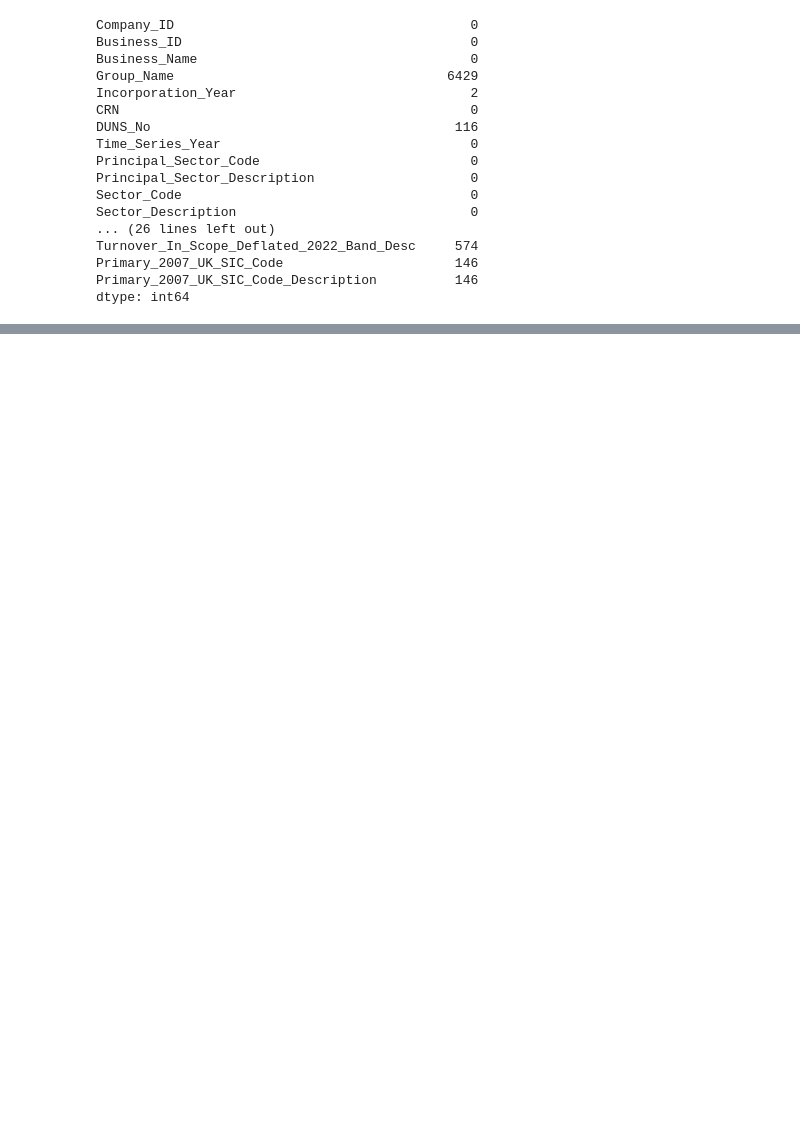
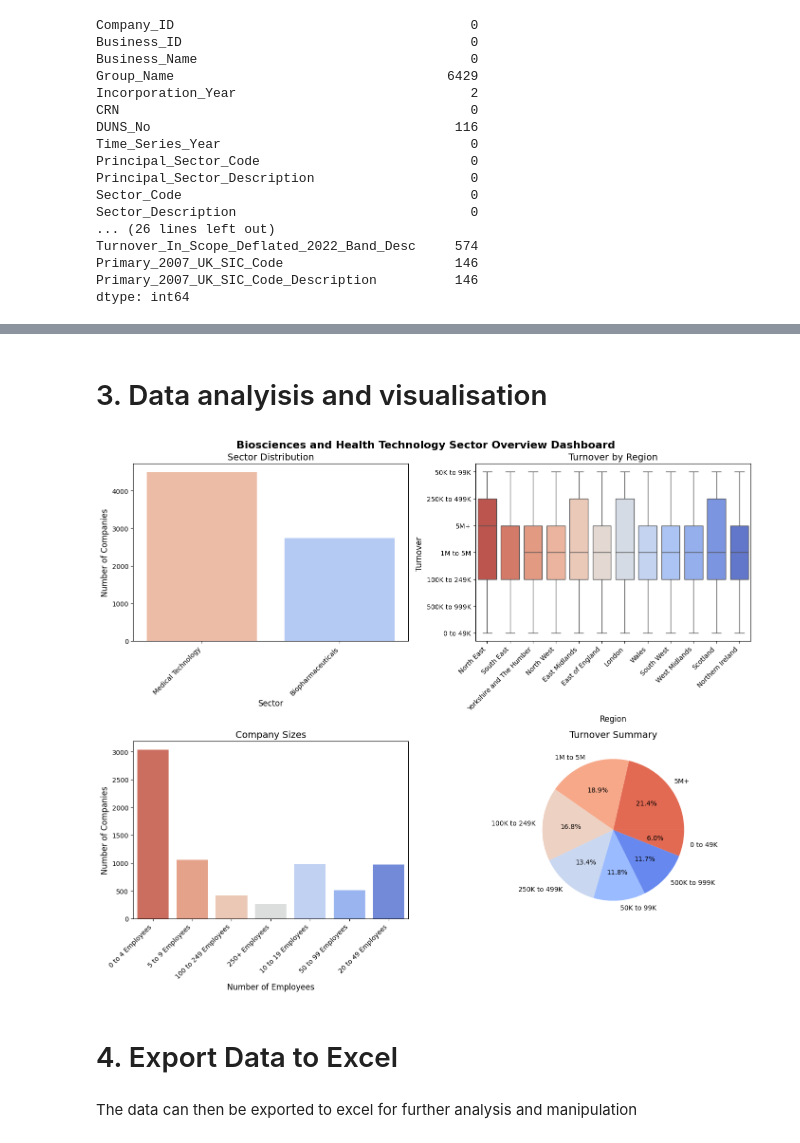
Before and after one commit to haneenkheir/Life_science_industry_analysis-, a Jupyter notebook: Biosci_sector_dashboard.ipynb, the cells around one changed output, grey strips where cells are left out. Saved outputs shown, nothing was run; the diff lists cells and outputs as text; code cells hidden in the pictures; blank space fills up the shorter version.

```diff
--- a/Biosci_sector_dashboard.ipynb
+++ b/Biosci_sector_dashboard.ipynb
@@ -86,0 +68,20 @@ dtype: int64
+# %%
+#
+df = df.loc[:, ['Incorporation_Year',
+                'Business_Name',
+                'Principal_Sector_Code',
+                'Principal_Sector_Description',
+                'Turnover_In_Scope_Deflated_2022_Band',
+                'Turnover_In_Scope_Deflated_2022_Band_Desc',
+                'Region',
+                'Employees_In_Scope_Band',
+                'Employees_In_Scope_Band_Desc',
+                'Primary_2007_UK_SIC_Code',
+                'Primary_2007_UK_SIC_Code_Description']]
+# %%
+
+# Remove all rows with null values
+df = df.dropna()
+
+# Now 'df' contains only rows without any null values
+df.isna().sum()
@@ -86,0 +170,49 @@ dtype: int64
+# %% [markdown]
+# 3. Data analyisis and visualisation
+# %%
+# Coding the dashboard
+def create_dashboard(df):
+    fig, axes = plt.subplots(2, 2, figsize=(14, 12))
+    fig.suptitle('Biosciences and Health Technology Sector Overview Dashboard', fontsize=16, fontweight='bold')  # Title of the dashboard
+
+    # Sector Distribution: Bar Chart
+    plt.subplot(2, 2, 1)
+    sns.countplot(data=df, x='Principal_Sector_Description', palette='coolwarm_r')
+    plt.title('Sector Distribution', fontsize=14)
+    plt.xlabel('Sector', fontsize=12)
+    plt.ylabel('Number of Companies', fontsize=12)
+    plt.xticks(rotation=45, ha='right')  # Rotate x-axis labels for better visibility
+
+    # Turnover analysis: Box Plot
+    plt.subplot(2, 2, 2)
+    sns.boxplot(data=df, x='Region', y='Turnover_In_Scope_Deflated_2022_Band_Desc', palette='coolwarm_r')
+    plt.title('Turnover by Region', fontsize=14)
+    plt.xlabel('Region', fontsize=12)
+    plt.ylabel('Turnover ', fontsize=12)
+    plt.xticks(rotation=45, ha='right')
+
+    # Company size analysis: Bar Chart
+    plt.subplot(2, 2, 3)
+    sns.countplot(data=df, x='Employees_In_Scope_Band_Desc', palette='coolwarm_r')
+    plt.title('Company Sizes', fontsize=14)
+    plt.xlabel('Number of Employees', fontsize=12)
+    plt.ylabel('Number of Companies', fontsize=12)
+    plt.xticks(rotation=45, ha='right')
+
+    # Company turnover: Pie Chart
+    plt.subplot(2, 2, 4)
+    df['Turnover_In_Scope_Deflated_2022_Band_Desc'].value_counts().plot(kind='pie', autopct='%1.1f%%', colors=sns.color_palette('coolwarm_r'))
+    plt.title('Turnover Summary', fontsize=14)
+    plt.ylabel('')
+
+    plt.tight_layout()
+    plt.show()
+
+# Display the dashboard
+create_dashboard(df)
+# %% [output]
+[figure, added]
+# %% [markdown]
+# 4. Export Data to Excel
+# %% [markdown]
+The data can then be exported to excel for further analysis and manipulation
```
Also changed, not shown: parts of 13 cells of this notebook.
